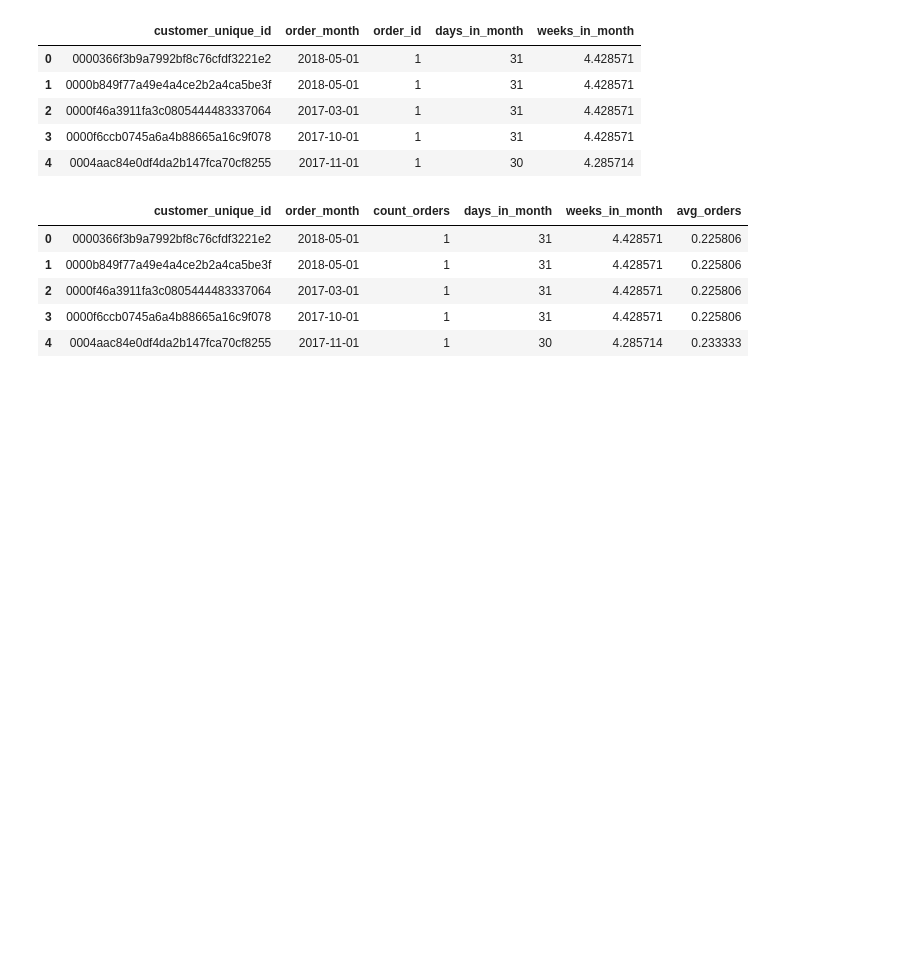
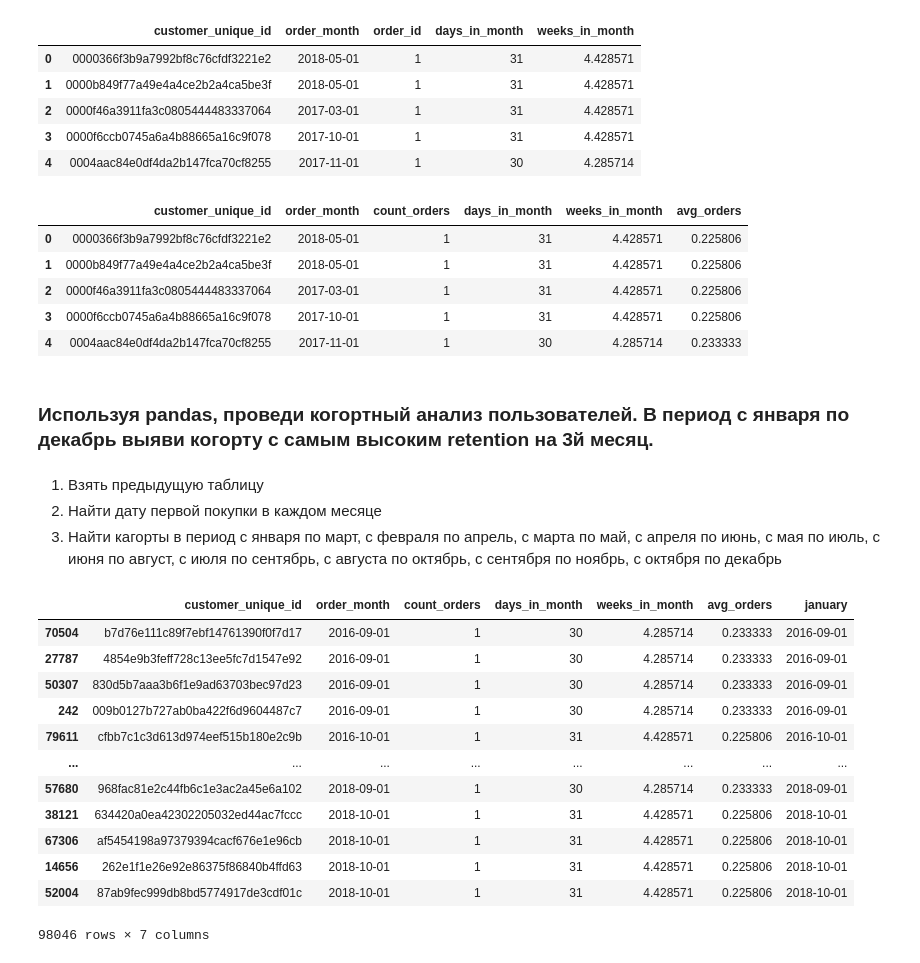
Before and after one commit to dashkinoy/project_ecommerce, a Jupyter notebook: analyze_orders.ipynb, the cells around one changed output. Drawn from its saved outputs; the diff is of its cells as text; code cells hidden in the pictures; blank space fills up the shorter version.

```diff
--- a/analyze_orders.ipynb
+++ b/analyze_orders.ipynb
@@ -268,3 +270,25 @@ df_customers_orders_count.head()
 | 2 | 0000f46a3911fa3c0805444483337064 | 2017-03-01 | 1 | 31 | 4.428571 | 0.225806 |
 | 3 | 0000f6ccb0745a6a4b88665a16c9f078 | 2017-10-01 | 1 | 31 | 4.428571 | 0.225806 |
 | 4 | 0004aac84e0df4da2b147fca70cf8255 | 2017-11-01 | 1 | 30 | 4.285714 | 0.233333 |
+# %% [markdown]
+### Используя pandas, проведи когортный анализ пользователей. В период с января по декабрь выяви когорту с самым высоким retention на 3й месяц.
+# %% [markdown]
+1. Взять предыдущую таблицу
+2. Найти дату первой покупки в каждом месяце
+3. Найти кагорты в период с января по март, с февраля по апрель, с марта по май, с апреля по июнь, с мая по июль, с июня по август, с июля по сентябрь, с августа по октябрь, с сентября по ноябрь, с октября по декабрь
+# %%
+df_customers_orders_count.sort_values('order_month')
+# %% [output]
+|  | customer_unique_id | order_month | count_orders | days_in_month | weeks_in_month | avg_orders | january |
+| 70504 | b7d76e111c89f7ebf14761390f0f7d17 | 2016-09-01 | 1 | 30 | 4.285714 | 0.233333 | 2016-09-01 |
+| 27787 | 4854e9b3feff728c13ee5fc7d1547e92 | 2016-09-01 | 1 | 30 | 4.285714 | 0.233333 | 2016-09-01 |
+| 50307 | 830d5b7aaa3b6f1e9ad63703bec97d23 | 2016-09-01 | 1 | 30 | 4.285714 | 0.233333 | 2016-09-01 |
+| 242 | 009b0127b727ab0ba422f6d9604487c7 | 2016-09-01 | 1 | 30 | 4.285714 | 0.233333 | 2016-09-01 |
+| 79611 | cfbb7c1c3d613d974eef515b180e2c9b | 2016-10-01 | 1 | 31 | 4.428571 | 0.225806 | 2016-10-01 |
+| ... | ... | ... | ... | ... | ... | ... | ... |
+| 57680 | 968fac81e2c44fb6c1e3ac2a45e6a102 | 2018-09-01 | 1 | 30 | 4.285714 | 0.233333 | 2018-09-01 |
+| 38121 | 634420a0ea42302205032ed44ac7fccc | 2018-10-01 | 1 | 31 | 4.428571 | 0.225806 | 2018-10-01 |
+| 67306 | af5454198a97379394cacf676e1e96cb | 2018-10-01 | 1 | 31 | 4.428571 | 0.225806 | 2018-10-01 |
+| 14656 | 262e1f1e26e92e86375f86840b4ffd63 | 2018-10-01 | 1 | 31 | 4.428571 | 0.225806 | 2018-10-01 |
+| 52004 | 87ab9fec999db8bd5774917de3cdf01c | 2018-10-01 | 1 | 31 | 4.428571 | 0.225806 | 2018-10-01 |
+98046 rows × 7 columns
```
Also changed, not shown: parts of 23 cells of this notebook.
